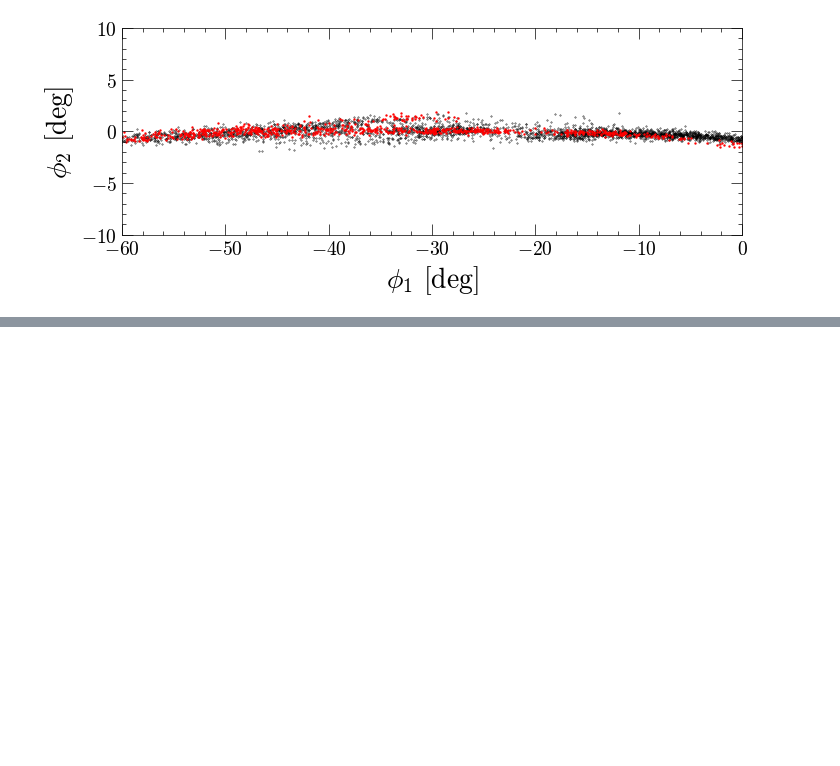
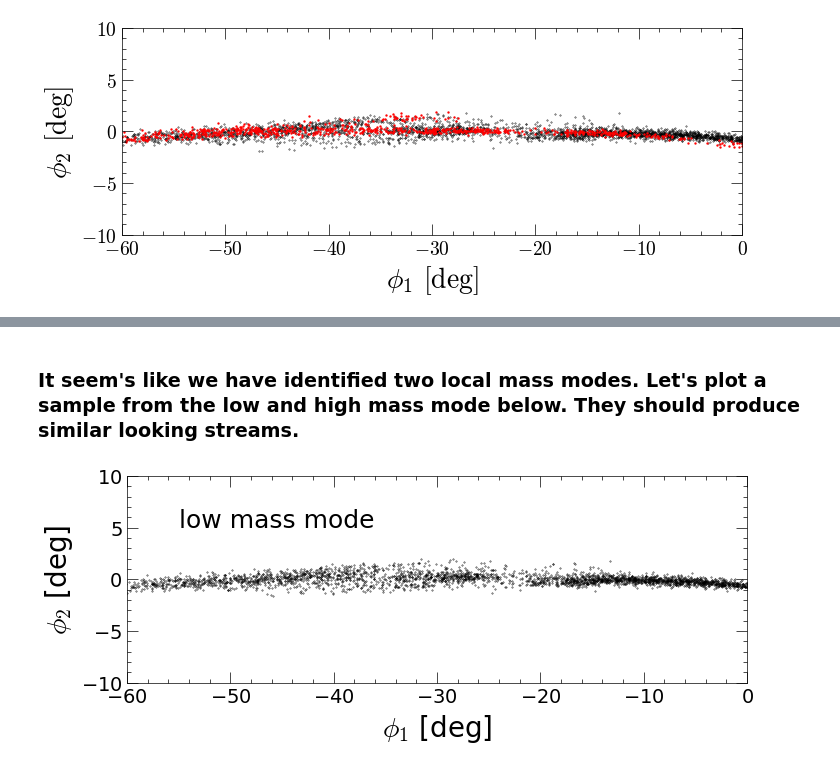
Before and after one commit to jnibauer/streamsculptor, a Jupyter notebook: streamsculptor/examples/GD1_and_SubhaloFitting_GPU.ipynb, the cells around one changed output, grey strips where cells are left out. Saved outputs shown, nothing was run; the diff lists cells and outputs as text; code cells hidden in the pictures; blank space fills up the shorter version.

```diff
--- a/streamsculptor/examples/GD1_and_SubhaloFitting_GPU.ipynb
+++ b/streamsculptor/examples/GD1_and_SubhaloFitting_GPU.ipynb
@@ -622,0 +593,5 @@ for i in range(len(param_range)):
+# %%
+# Generate a random key
+seed = 490
+rng_key = jax.random.PRNGKey(seed)
+out_samps = langevin_sampler(params_MLE,500,1e-7,rng_key)
@@ -622,0 +621,25 @@ for i in range(len(param_range)):
+# %% [markdown]
+### It seem's like we have identified two local mass modes. Let's plot a sample from the low and high mass mode below. They should produce similar looking streams.
+# %%
+### Let's generate a stream from the two main mass modes (low mass SH and higher mass)
+low_mass_bool = samples_array[:,0]<6.493
+low_mass_sample_inds = jnp.where(low_mass_bool==True)[0]
+high_mass_sample_inds = jnp.where(low_mass_bool==False)[0]
+# %%
+test_stream = gen_perturbed_stream(out_samps[low_mass_sample_inds[28]])
+p1_test, p2_test = get_phi12_from_stream(test_stream[:,:3])
+
+fig, ax = plt.subplots(1,1)
+fig.set_size_inches(8,8)
+ax.scatter(p1_test, p2_test,s=0.1,color='k')
+#ax.scatter(phi1, phi2,s=0.5,color='r')
+ax.text(-55,5,'low mass mode',fontsize=18)
+ax.tick_params(axis='both', which='major', labelsize=14., length=8)
+ax.tick_params(axis='both', which='minor', length=3)
+ax.set_ylim(-10,10)
+ax.set_xlim(-60,0)
+ax.set_xlabel(r'$\phi_1$ [deg]',fontsize=20)
+ax.set_ylabel(r'$\phi_2$ [deg]',fontsize=20)
+ax.set_aspect('equal')
+# %% [output]
+[figure, added]
```
Also changed, not shown: parts of 20 cells of this notebook, 2 other files.
